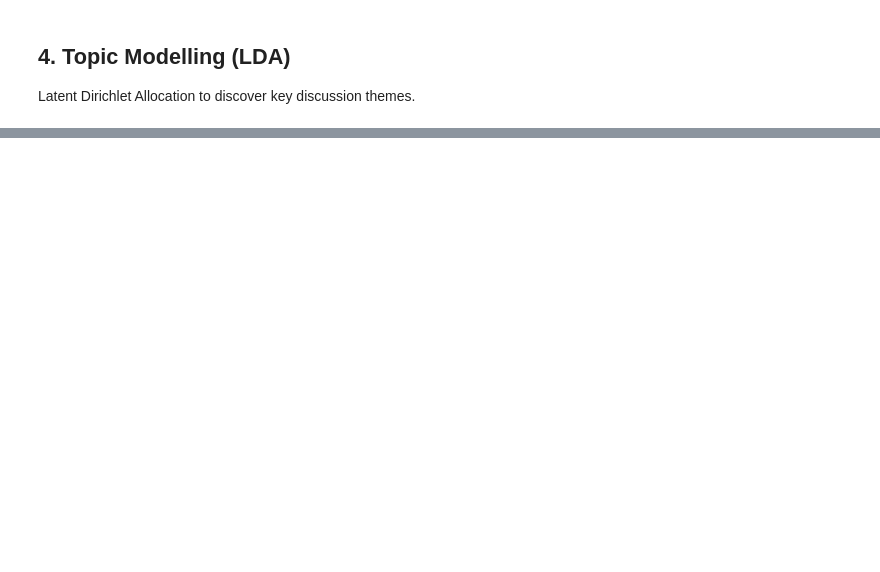
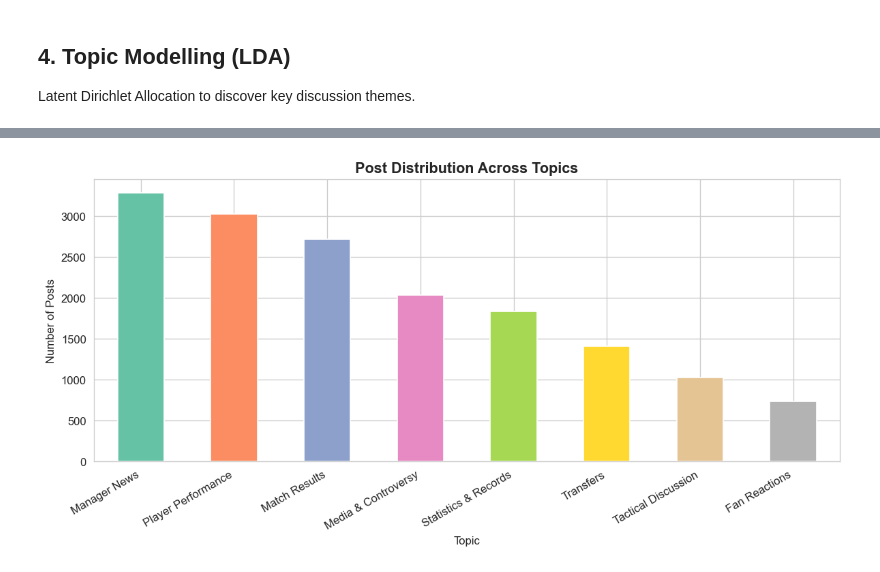
Before and after one commit to s4123717/SMAA-A2, a Jupyter notebook: notebooks/03_topic_modelling.ipynb, the cells around one changed output, grey strips where cells are left out. Drawn from its saved outputs; the diff is of its cells as text; code cells hidden in the pictures; blank space fills up the shorter version.

```diff
--- a/notebooks/03_topic_modelling.ipynb
+++ b/notebooks/03_topic_modelling.ipynb
@@ -137,25 +160,33 @@ print('Saved: topic_modelling.png')
 # %%
 # ── ASSIGN DOMINANT TOPIC TO EACH POST ────────────────────────────────────
 def get_dominant_topic(bow):
     topics = lda_model.get_document_topics(bow)
     if not topics:
         return -1
     return max(topics, key=lambda x: x[1])[0]
 
-posts_df['dominant_topic'] = [get_dominant_topic(c) for c in corpus]
+
+dominant_topics = [get_dominant_topic(c) for c in corpus]
+
+posts_df = posts_df.iloc[:len(dominant_topics)].copy()
+
+posts_df['dominant_topic'] = dominant_topics
+posts_df['topic_label'] = posts_df['dominant_topic'].map(topic_labels)
 posts_df['topic_label']    = posts_df['dominant_topic'].map(topic_labels)
 
 topic_dist = posts_df['topic_label'].value_counts()
 
 fig, ax = plt.subplots(figsize=(10, 5))
 topic_dist.plot(kind='bar', ax=ax, color=colors_topics[:len(topic_dist)], edgecolor='white')
 ax.set_title('Post Distribution Across Topics', fontsize=13, fontweight='bold')
 ax.set_xlabel('Topic')
 ax.set_ylabel('Number of Posts')
 plt.xticks(rotation=30, ha='right')
 plt.tight_layout()
 plt.savefig('topic_distribution.png', bbox_inches='tight')
 plt.show()
+# %% [output]
+[figure, added]
 # %%
 # ── WORDCLOUD ──────────────────────────────────────────────────────────────
 from wordcloud import WordCloud
```
Also changed, not shown: parts of 5 cells of this notebook, 15 other files.
